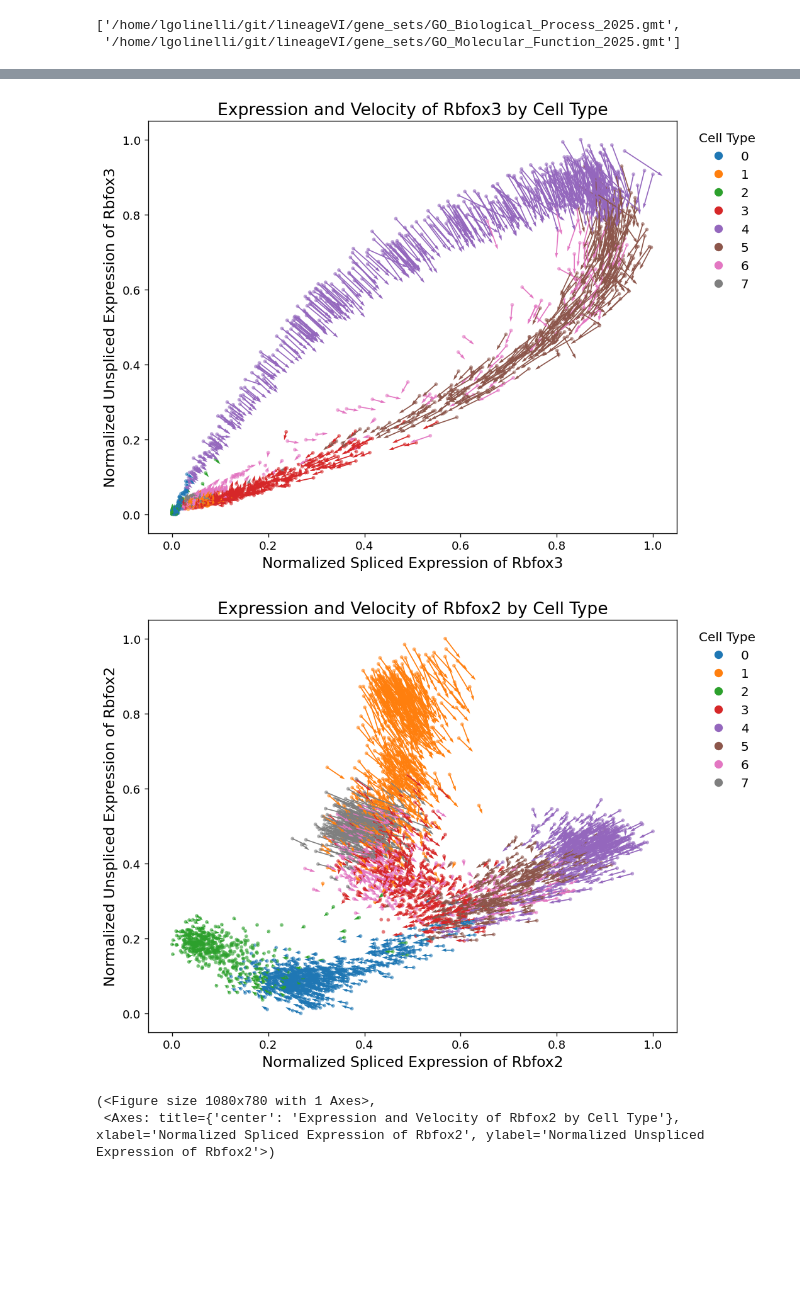
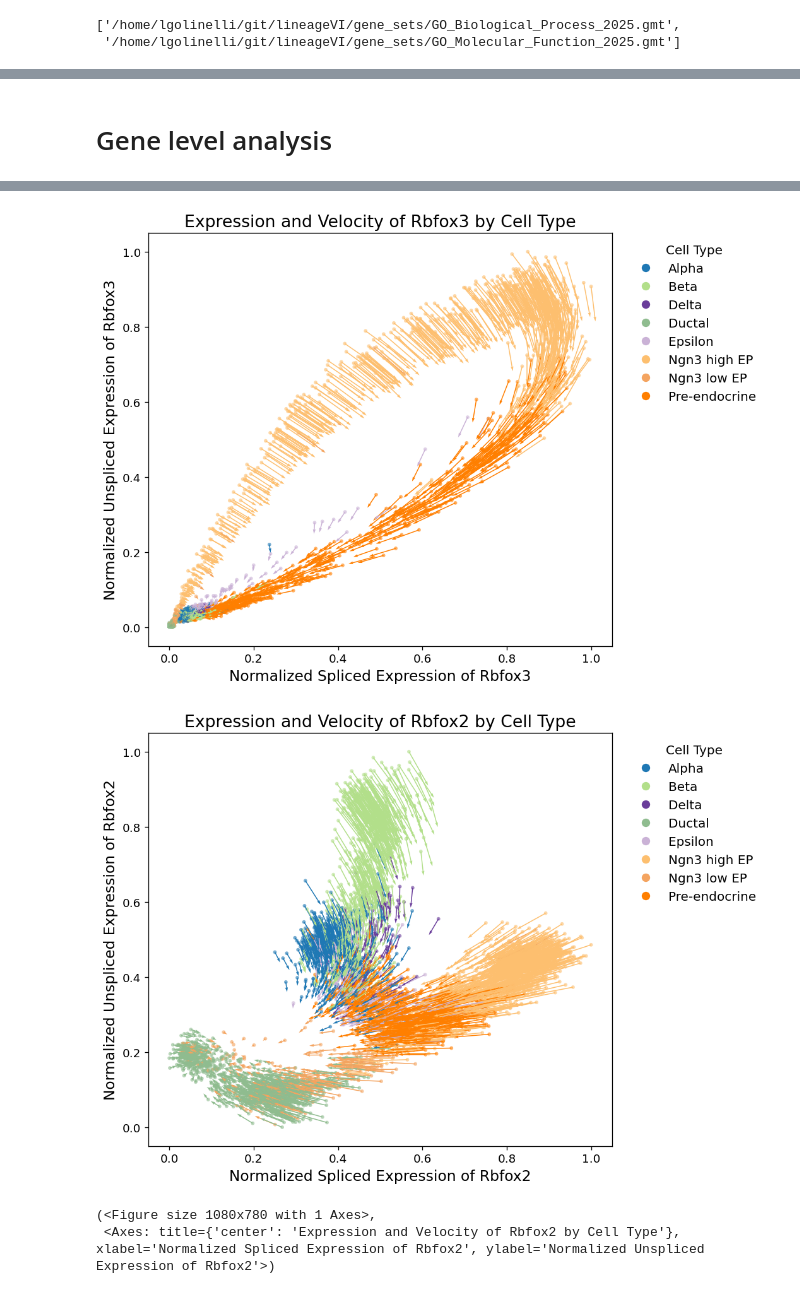
Before and after one commit to leonardogolinelli/lineageVI, a Jupyter notebook: notebooks/Tutorial_Pancreas_Clean_V2.ipynb, the cells around one changed output, grey strips where cells are left out. Cells and saved outputs as stored; diff of their text form; code cells hidden in the pictures; blank space fills up the shorter version.

```diff
--- a/notebooks/Tutorial_Pancreas_Clean_V2.ipynb
+++ b/notebooks/Tutorial_Pancreas_Clean_V2.ipynb
@@ -159,5 +177,8 @@ vae.get_model_outputs(
+# %% [markdown]
+# Gene level analysis
 # %%
-lineagevi.plots.plot_phase_plane(adata,  'Gnas', cluster_key='leiden', u_scale=.1, s_scale=.1, alpha=1, head_width=0.02, head_length=0.03, length_includes_head=False)
-lineagevi.plots.plot_phase_plane(adata,  'Rbfox3', cluster_key='leiden', u_scale=.1, s_scale=.1, alpha=1, head_width=0.02, head_length=0.03, length_includes_head=False)
-lineagevi.plots.plot_phase_plane(adata,  'Rbfox2', cluster_key='leiden', u_scale=.1, s_scale=.1, alpha=1, head_width=0.02, head_length=0.03, length_includes_head=False)
+# Visualization of phase planes at the gene level
+lineagevi.plots.plot_phase_plane(adata,  'Gnas', cluster_key='clusters', u_scale=.1, s_scale=.1, alpha=1, head_width=0.02, head_length=0.03, length_includes_head=False)
+lineagevi.plots.plot_phase_plane(adata,  'Rbfox3', cluster_key='clusters', u_scale=.1, s_scale=.1, alpha=1, head_width=0.02, head_length=0.03, length_includes_head=False)
+lineagevi.plots.plot_phase_plane(adata,  'Rbfox2', cluster_key='clusters', u_scale=.1, s_scale=.1, alpha=1, head_width=0.02, head_length=0.03, length_includes_head=False)
 # %% [output]
@@ -165,4 +186,4 @@ lineagevi.plots.plot_phase_plane(adata,  'Rbfox2', cluster_key='leiden', u_scale
-[figure, old version]
+[figure, new version]
-[figure, old version]
+[figure, new version]
 (<Figure size 1080x780 with 1 Axes>,
  <Axes: title={'center': 'Expression and Velocity of Rbfox2 by Cell Type'}, xlabel='Normalized Spliced Expression of Rbfox2', ylabel='Normalized Unspliced Expression of Rbfox2'>)
```
Also changed, not shown: parts of 34 cells of this notebook, 4 other files.
